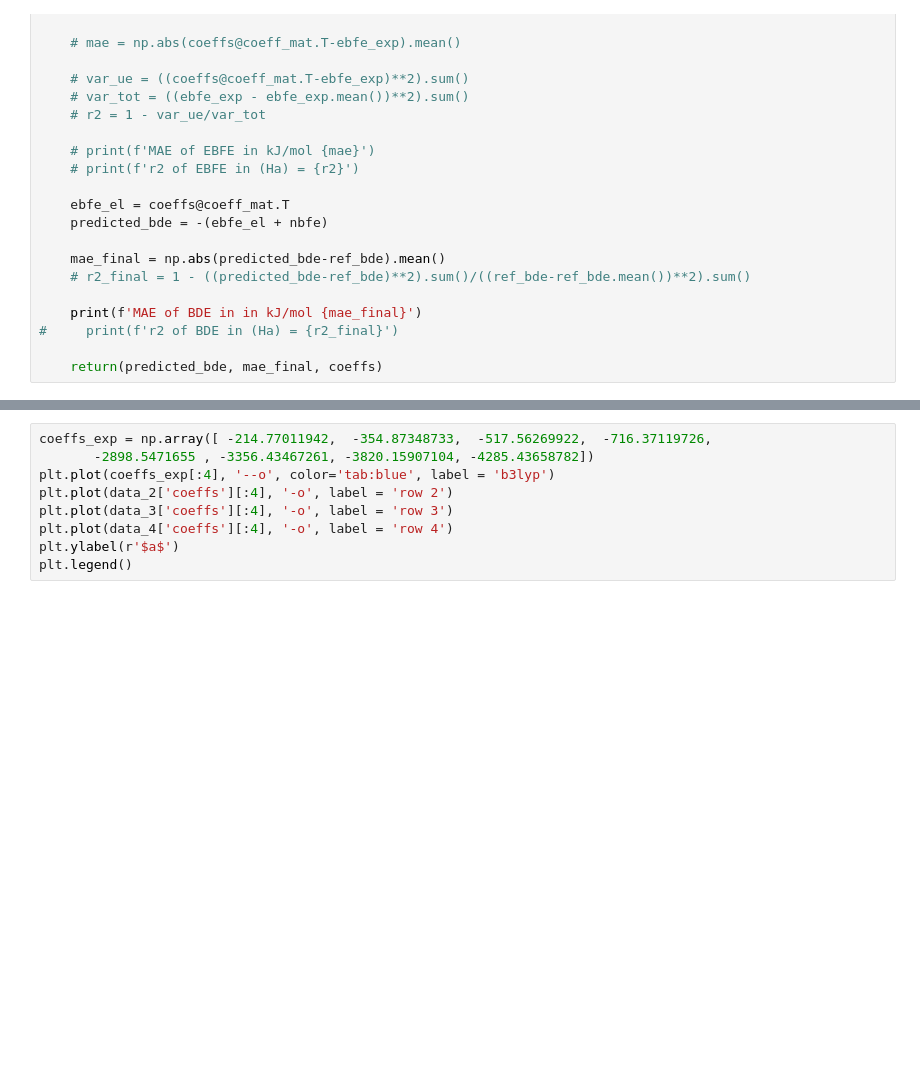
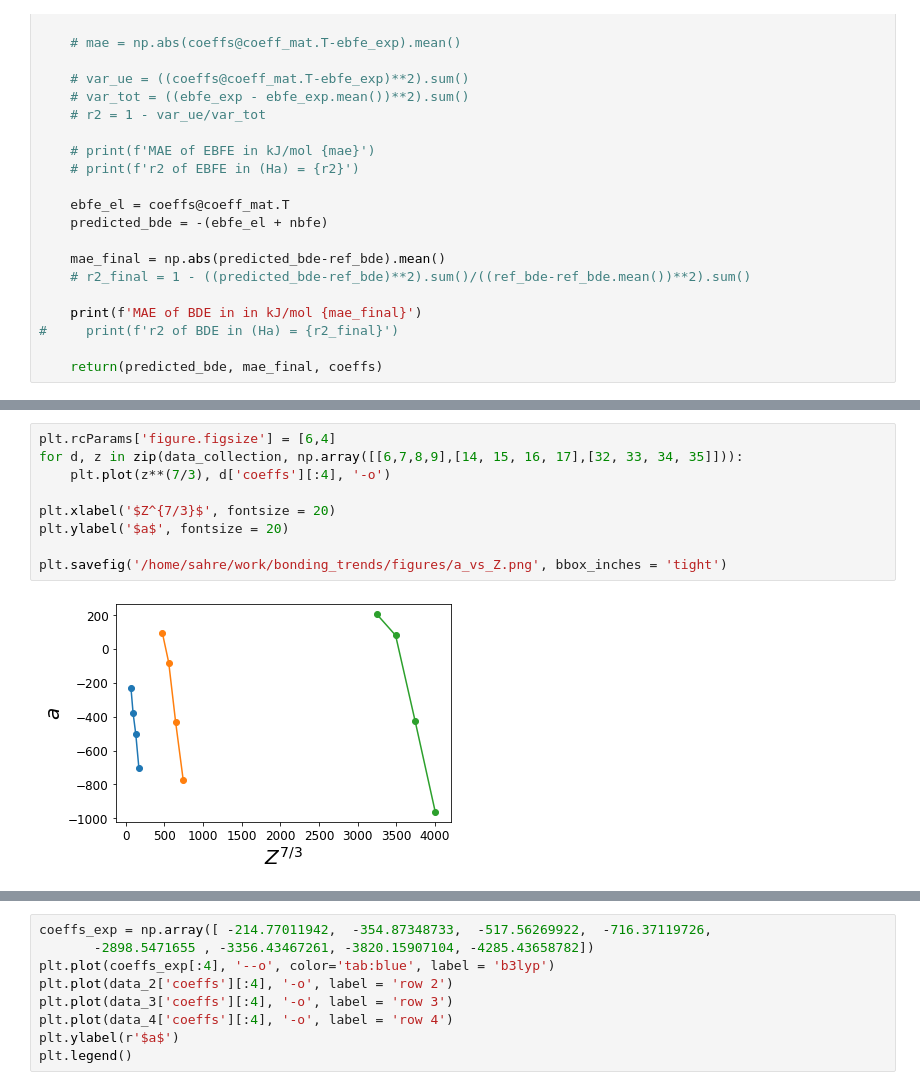
Before and after one commit to ferchault/APDFT, a Jupyter notebook: prototyping/atomic_energies/analysis/bonding_trends/more_rows_lf.ipynb, the cells around one changed output, grey strips where cells are left out. Cells and saved outputs as stored; diff of their text form; blank space fills up the shorter version.

```diff
--- a/prototyping/atomic_energies/analysis/bonding_trends/more_rows_lf.ipynb
+++ b/prototyping/atomic_energies/analysis/bonding_trends/more_rows_lf.ipynb
@@ -127,3 +127,14 @@ MAE of BDE in in kJ/mol 11.749164515499434
+# %%
+plt.rcParams['figure.figsize'] = [6,4]
+for d, z in zip(data_collection, np.array([[6,7,8,9],[14, 15, 16, 17],[32, 33, 34, 35]])):
+    plt.plot(z**(7/3), d['coeffs'][:4], '-o')
+
+plt.xlabel('$Z^{7/3}$', fontsize = 20)
+plt.ylabel('$a$', fontsize = 20)
+
+plt.savefig('/home/sahre/work/bonding_trends/figures/a_vs_Z.png', bbox_inches = 'tight')
+# %% [output]
+[figure, added]
 # %%
 frag_types_2 = ['C', 'N', 'O', 'F']
 comps_2 = []
```
Also changed, not shown: parts of 4 cells of this notebook, 5 other files.
